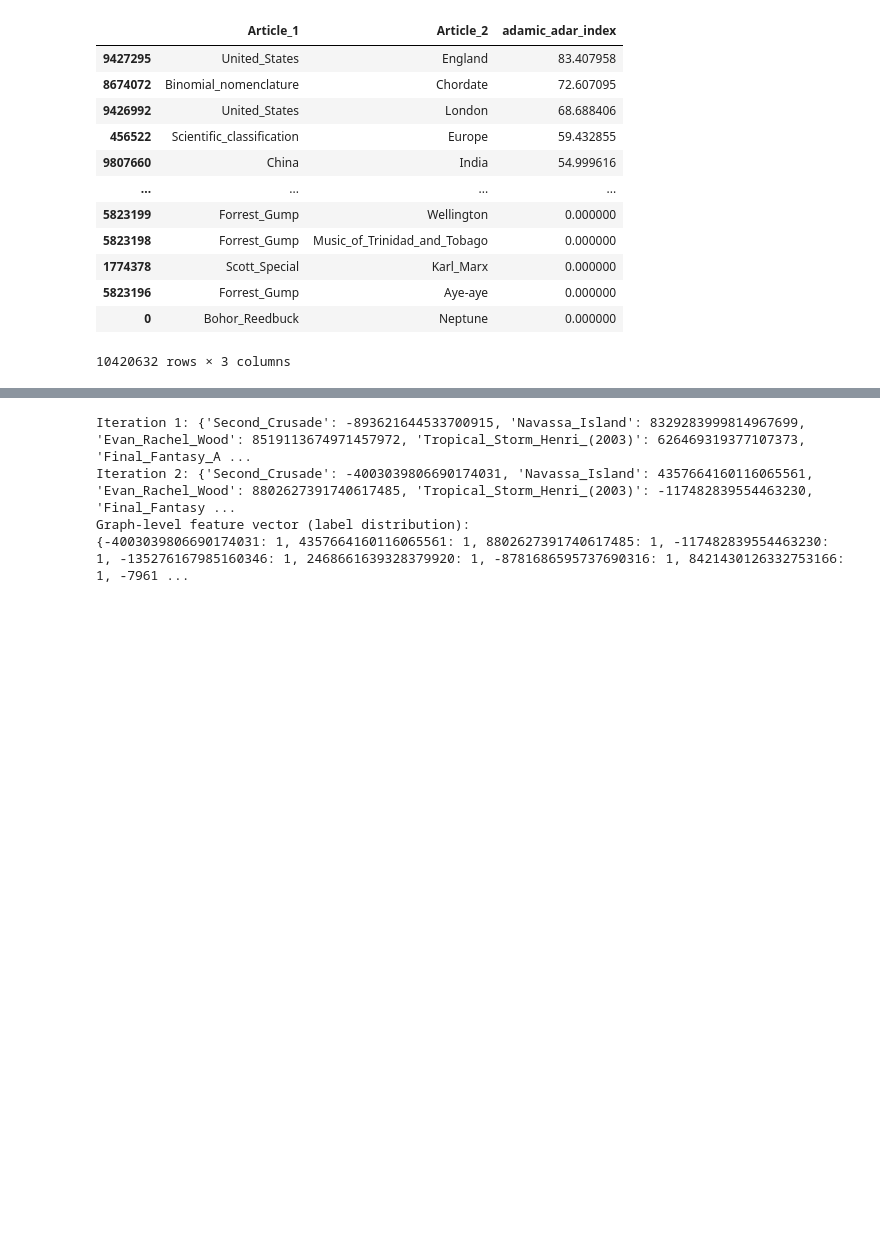
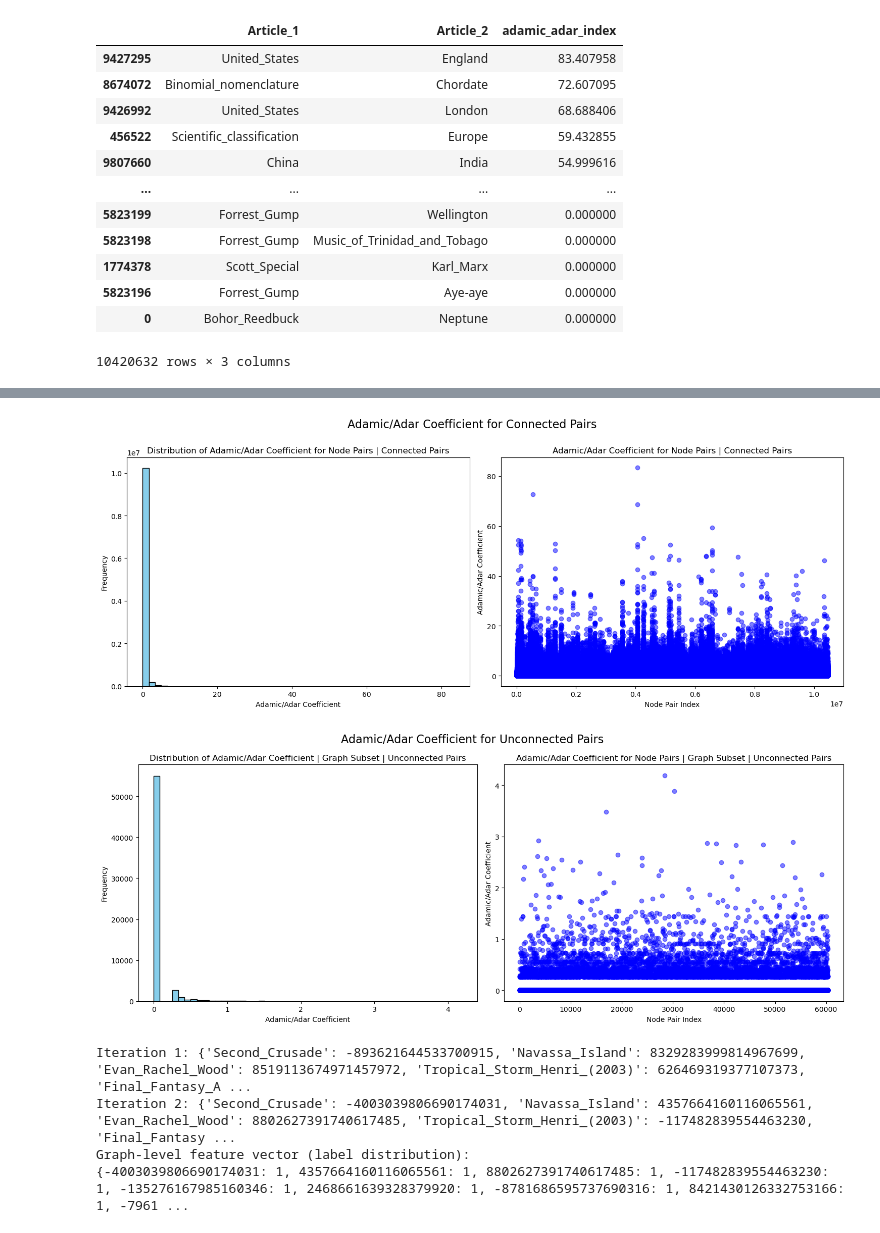
Before and after one commit to angelpras/epfl_ADA_project, a Jupyter notebook: results.ipynb, the cells around one changed output, grey strips where cells are left out. Saved outputs shown, nothing was run; the diff lists cells and outputs as text; code cells hidden in the pictures; blank space fills up the shorter version.

```diff
--- a/results.ipynb
+++ b/results.ipynb
@@ -347,3 +368,8 @@ df_adamic
+# %%
+calculate_adamic_adar(G)
+# %% [output]
+[figure, added]
+[figure, added]
 # %%
 #Very clever way to label the nodes apparently, might check the function once again beacuse we should not have
 # some "1" for every hash lol
```
Also changed, not shown: parts of 14 cells of this notebook, 1 other file.
